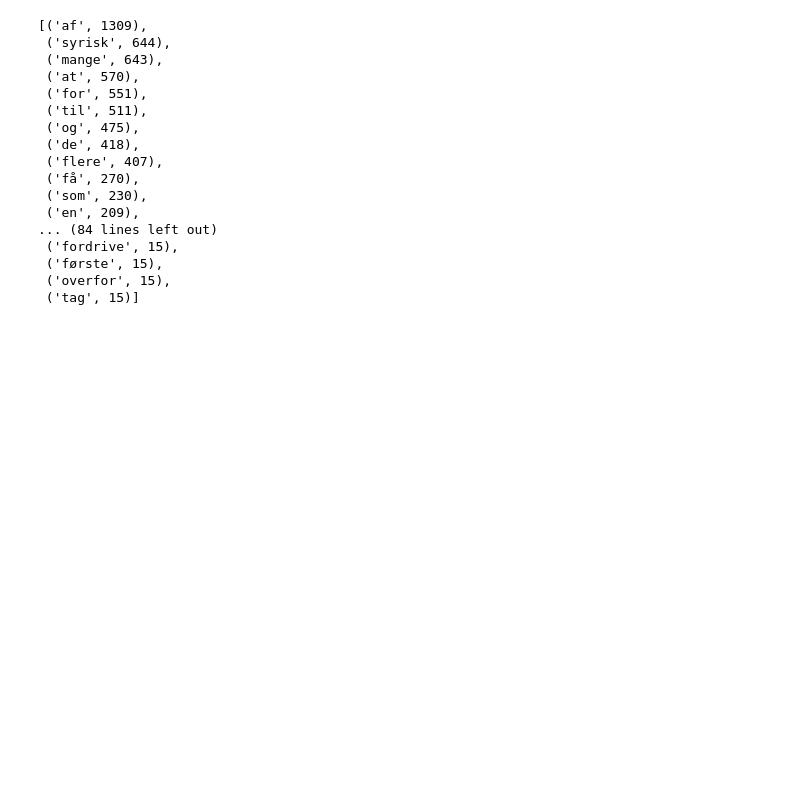
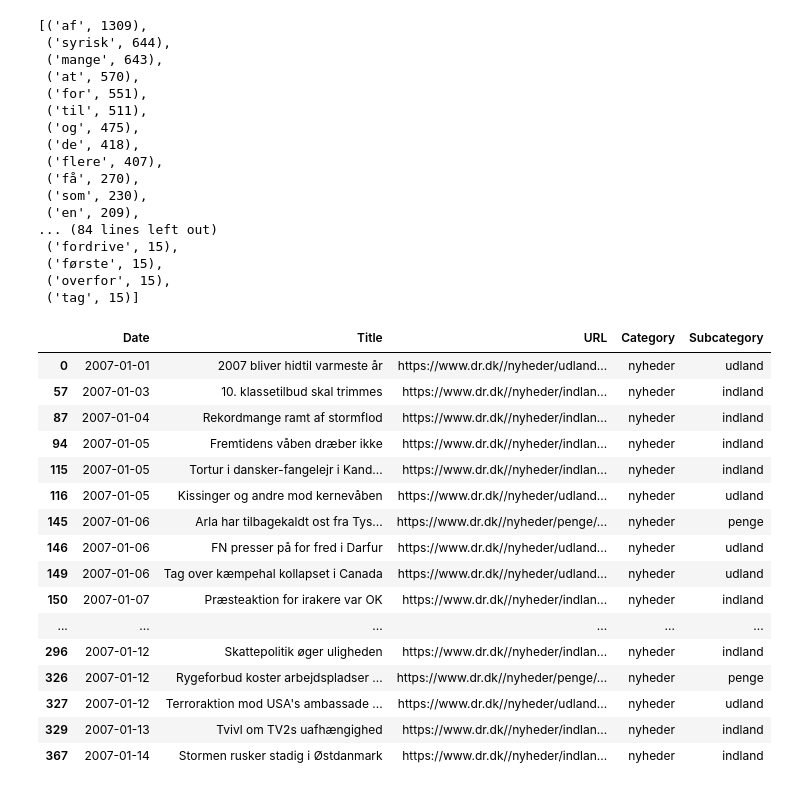
Before and after one commit to OliviaRW/group23, a Jupyter notebook: Exam/Migration/Exam tests.ipynb, the cells around one changed output. Drawn from its saved outputs; the diff is of its cells as text; code cells hidden in the pictures; blank space fills up the shorter version.

```diff
--- a/Exam/Migration/Exam tests.ipynb
+++ b/Exam/Migration/Exam tests.ipynb
@@ -512,3 +512,35 @@ collections.Counter(modifiers).most_common(100)
  ('første', 15),
  ('overfor', 15),
  ('tag', 15)]
+# %%
+categories = ['nyheder']
+
+df = pd.read_csv('./dr_article_counts.csv', header = 0)
+
+categories_series = df['URL'].str\
+                    .extract(r'https://www.dr.dk//(\w+/?\w+)/')[0]\
+                    .apply(lambda x: x.split('/') if '/' in x else [x, np.nan]) #apply regex to extract categories
+
+df['Category'] = categories_series.str[0]
+df['Subcategory'] = categories_series.str[1]
+
+df = pd.concat([df[df['Category'] == category] for category in categories]) #Remove categories not in list
+df.head(20)
+# %% [output]
+|  | Date | Title | URL | Category | Subcategory |
+| 0 | 2007-01-01 | 2007 bliver hidtil varmeste år | https://www.dr.dk//nyheder/udland... | nyheder | udland |
+| 57 | 2007-01-03 | 10. klassetilbud skal trimmes | https://www.dr.dk//nyheder/indlan... | nyheder | indland |
+| 87 | 2007-01-04 | Rekordmange ramt af stormflod | https://www.dr.dk//nyheder/indlan... | nyheder | indland |
+| 94 | 2007-01-05 | Fremtidens våben dræber ikke | https://www.dr.dk//nyheder/indlan... | nyheder | indland |
+| 115 | 2007-01-05 | Tortur i dansker-fangelejr i Kand... | https://www.dr.dk//nyheder/indlan... | nyheder | indland |
+| 116 | 2007-01-05 | Kissinger og andre mod kernevåben | https://www.dr.dk//nyheder/udland... | nyheder | udland |
+| 145 | 2007-01-06 | Arla har tilbagekaldt ost fra Tys... | https://www.dr.dk//nyheder/penge/... | nyheder | penge |
+| 146 | 2007-01-06 | FN presser på for fred i Darfur | https://www.dr.dk//nyheder/udland... | nyheder | udland |
+| 149 | 2007-01-06 | Tag over kæmpehal kollapset i Canada | https://www.dr.dk//nyheder/udland... | nyheder | udland |
+| 150 | 2007-01-07 | Præsteaktion for irakere var OK | https://www.dr.dk//nyheder/indlan... | nyheder | indland |
+| ... | ... | ... | ... | ... | ... |
+| 296 | 2007-01-12 | Skattepolitik øger uligheden | https://www.dr.dk//nyheder/indlan... | nyheder | indland |
+| 326 | 2007-01-12 | Rygeforbud koster arbejdspladser ... | https://www.dr.dk//nyheder/penge/... | nyheder | penge |
+| 327 | 2007-01-12 | Terroraktion mod USA's ambassade ... | https://www.dr.dk//nyheder/udland... | nyheder | udland |
+| 329 | 2007-01-13 | Tvivl om TV2s uafhængighed | https://www.dr.dk//nyheder/indlan... | nyheder | indland |
+| 367 | 2007-01-14 | Stormen rusker stadig i Østdanmark | https://www.dr.dk//nyheder/indlan... | nyheder | indland |
```
Also changed, not shown: 3 other files.
